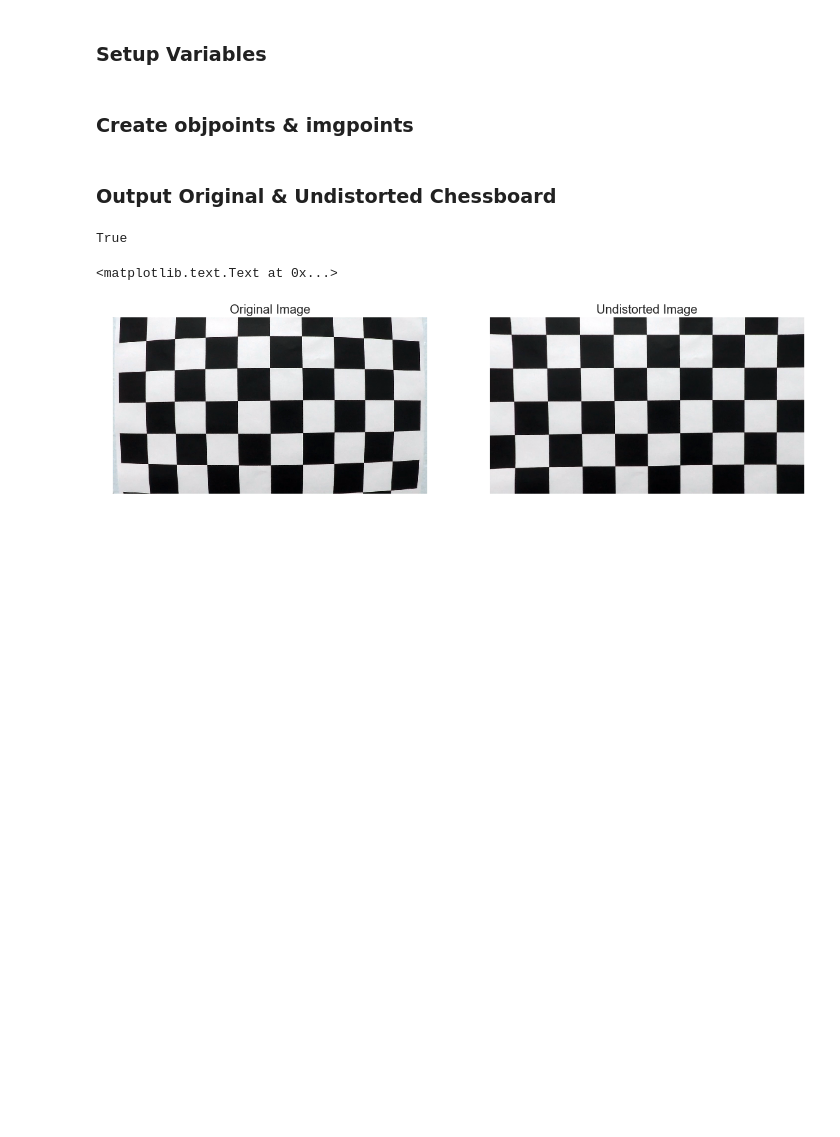
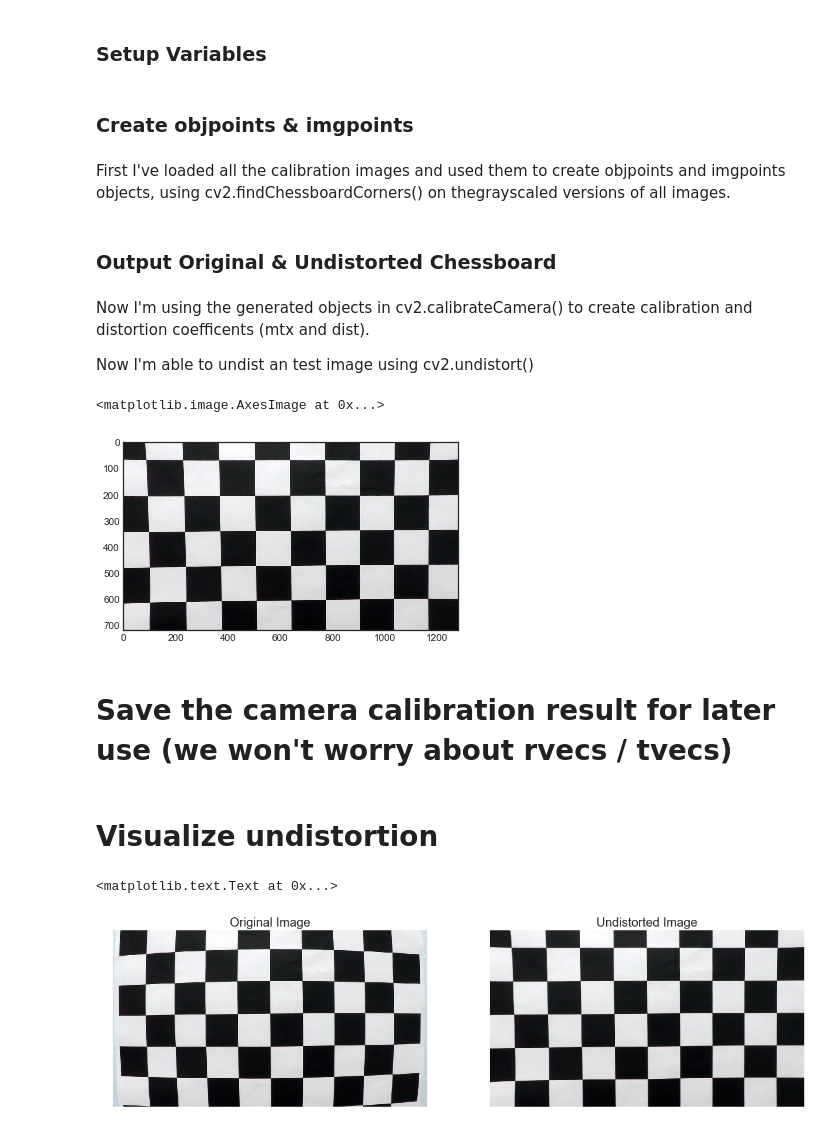
Before and after one commit to BernhardRode/CarND-Advanced-Lane-Lines, a Jupyter notebook: CarND-Advanced-Lane-Lines-P4-Part1.ipynb, the cells around one changed output. Saved outputs shown, nothing was run; the diff lists cells and outputs as text; code cells hidden in the pictures; blank space fills up the shorter version.

```diff
--- a/CarND-Advanced-Lane-Lines-P4-Part1.ipynb
+++ b/CarND-Advanced-Lane-Lines-P4-Part1.ipynb
@@ -25,6 +28,8 @@ camera_calibration_example = 'camera_cal/calibration1.jpg'
 camera_calibration_example_out = 'output_images/calibration1_undist.jpg'
 # %% [markdown]
 ### Create objpoints & imgpoints
+# %% [markdown]
+First I've loaded all the calibration images and used them to create objpoints and imgpoints objects, using cv2.findChessboardCorners() on thegrayscaled versions of all images.
 # %%
 objp = np.zeros((inner_chessboard_corners[1]*inner_chessboard_corners[0],3), np.float32)
 objp[:,:2] = np.mgrid[0:inner_chessboard_corners[0], 0:inner_chessboard_corners[1]].T.reshape(-1,2)
@@ -47,18 +52,27 @@ for idx, fname in enumerate(images):
         imgpoints.append(corners)
 # %% [markdown]
 ### Output Original & Undistorted Chessboard
+# %% [markdown]
+Now I'm using the generated objects in  cv2.calibrateCamera() to create calibration and distortion coefficents (mtx and dist).
+
+Now I'm able to undist an test image using cv2.undistort()
 # %%
 %matplotlib inline
 
 # Test undistortion on an image
 img = cv2.imread(camera_calibration_example)
 img_size = (img.shape[1], img.shape[0])
 
 # Do camera calibration given object points and image points
 ret, mtx, dist, rvecs, tvecs = cv2.calibrateCamera(objpoints, imgpoints, img_size,None,None)
 
 dst = cv2.undistort(img, mtx, dist, None, mtx)
 cv2.imwrite(camera_calibration_example_out,dst)
+
+plt.imshow(dst)
 # %% [output]
-True
+<matplotlib.image.AxesImage at 0x...>
+[figure, added]
+# %% [markdown]
+# Save the camera calibration result for later use (we won't worry about rvecs / tvecs)
 # %%
@@ -71,2 +85,4 @@ dist_pickle["imgpoints"] = imgpoints
 pickle.dump( dist_pickle, open(camera_calibration_pickle, "wb" ) )
+# %% [markdown]
+# Visualize undistortion
 # %%
```
Also changed, not shown: parts of 48 cells of this notebook, 10 other files.
